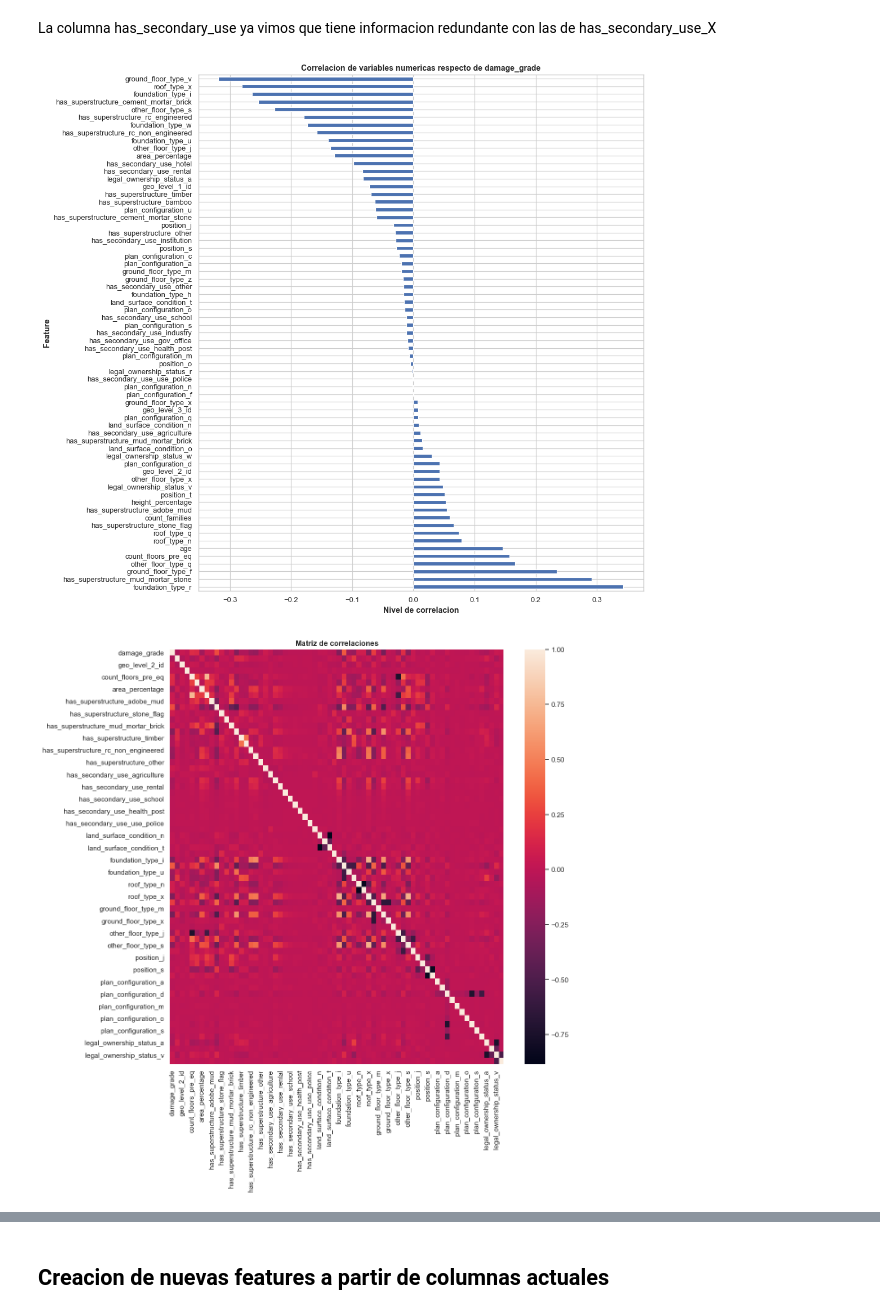
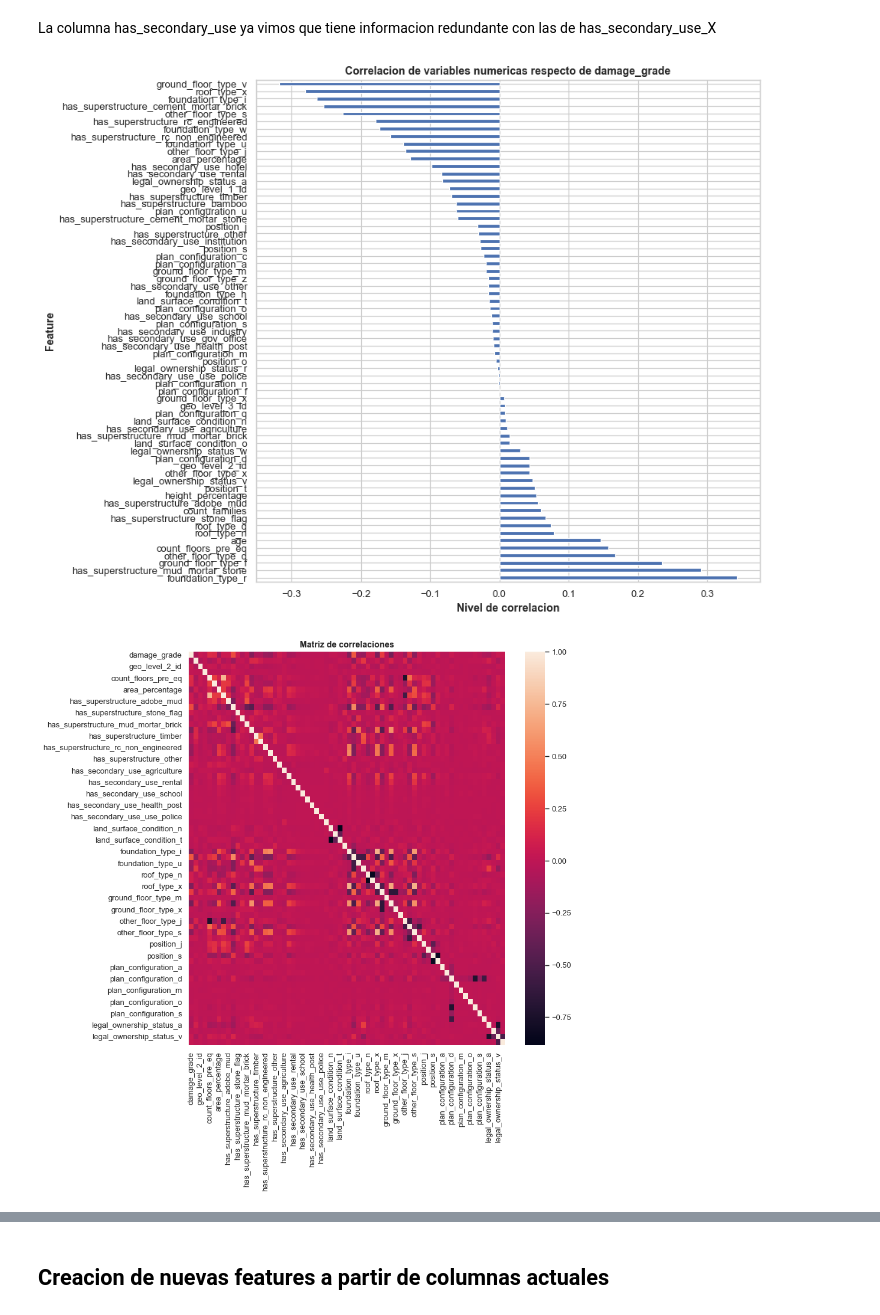
Before and after one commit to FacuMastri/richters-predictor-earthquake, a Jupyter notebook: tp2/feature-engineering.ipynb, the cells around one changed output, grey strips where cells are left out. Cells and saved outputs as stored; diff of their text form; code cells hidden in the pictures.

```diff
--- a/tp2/feature-engineering.ipynb
+++ b/tp2/feature-engineering.ipynb
@@ -131,26 +131,26 @@ drop_features_redundantes(df_train, features_redundantes)
 # %%
 # Correlacion negativa --> una variable decrece mientras la otra crece o viceversa
 # Correlacion positiva --> una varibale crece mientras la otra tambien, o las dos decrecen.
 
 # Paso las features categoricas como columnas booleanas
 features_categoricos = df_train.select_dtypes(include=['category']).columns.tolist()
 df_con_categoricos = pd.get_dummies(df_train, prefix_sep='_', columns=features_categoricos, drop_first=False)
 
-plt.figure(figsize=(12,14), dpi=85)
+plt.figure(figsize=(10,10), dpi=85)
 plt.title("Correlacion de variables numericas respecto de damage_grade", weight='bold')
 df_con_categoricos.corr()['damage_grade'].drop('damage_grade').sort_values(ascending=False).plot.barh()
 plt.ylabel('Feature', weight='bold')
 plt.xlabel("Nivel de correlacion", weight='bold')
 plt.show()
 # %% [output]
-[figure, old version]
+[figure, new version]
 # %%
 # Heatmap de correlaciones
-plt.figure(figsize=(12, 12))
+plt.figure(figsize=(10, 10), dpi=85)
 plt.title("Matriz de correlaciones", weight='bold')
 sns.heatmap(df_con_categoricos.corr())
 plt.show()
 # %% [output]
-[figure, old version]
+[figure, new version]
 # %%
 has_superstructure = set([col for col in df_train.columns if 'has_superstructure' in col]).union(set(['damage_grade']))
```
Also changed, not shown: parts of 45 cells of this notebook, 5 other files.
